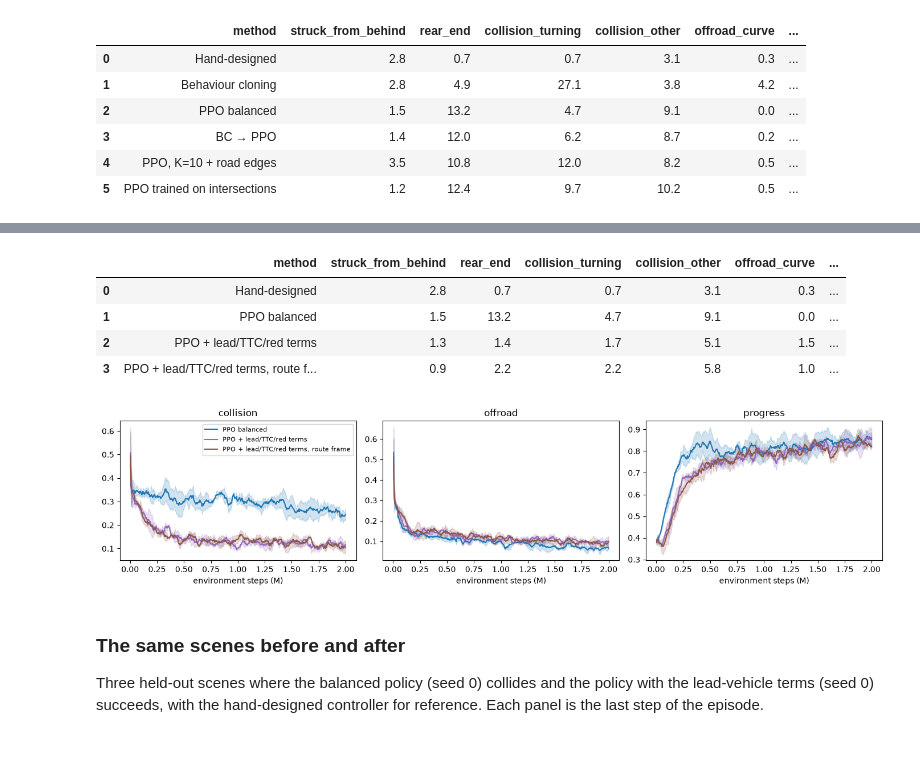
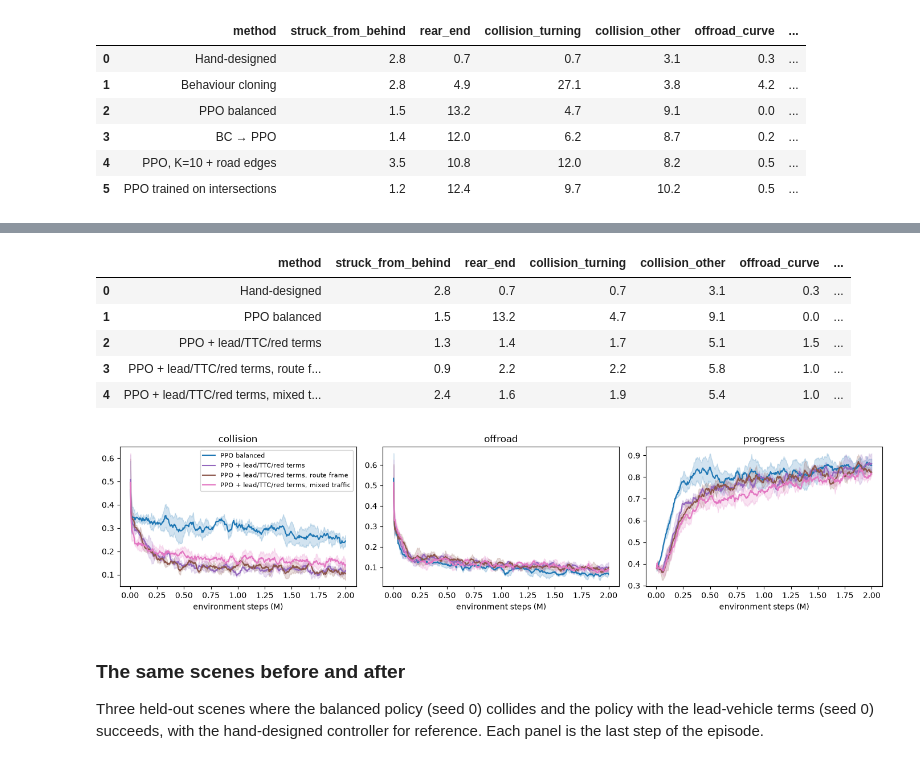
Before and after one commit to arvindermundraa/csce642-waymax-ppo, a Jupyter notebook: csce642_waymax_ppo.ipynb, the cells around one changed output, grey strips where cells are left out. Cells and saved outputs as stored; diff of their text form; code cells hidden in the pictures.

Commit message:
Train the lead-vehicle policy on mixed traffic

```diff
--- a/csce642_waymax_ppo.ipynb
+++ b/csce642_waymax_ppo.ipynb
@@ -552,9 +552,12 @@ def make_reactive_idm(a_max=2.0, b_comf=4.0, min_gap=2.0, headway=1.5, delta=4.0
     replay speed. Each car's desired speed is the highest speed it reached in its log,
     and a car is handed back to log replay once it reaches the end of its logged path
     and its log has ended, so cars never drive off their recorded path.
+
+    The actor state holds one flag, `reactive`. When it is False every car stays on log
+    replay, which lets one environment mix replayed and reactive episodes.
     """
     def init(rng, state):
-        return {}
+        return {"reactive": jnp.array(True)}
 
     def select_action(params, state, actor_state, rng):
         lt, traj = state.log_trajectory, state.current_sim_trajectory
@@ -614,9 +617,10 @@ def make_reactive_idm(a_max=2.0, b_comf=4.0, min_gap=2.0, headway=1.5, delta=4.0
 
         log_next = jax.lax.dynamic_index_in_dim(lv, t + 1, axis=1, keepdims=False)
         on_path = s_now < s_end - 0.5
-        controlled = (~state.object_metadata.is_sdc) & valid_now & (lv.sum(1) >= 2) & (log_next | on_path)
+        controlled = ((~state.object_metadata.is_sdc) & valid_now & (lv.sum(1) >= 2) & (log_next | on_path)
+                      & actor_state["reactive"])
         action = datatypes.Action(data=data, valid=controlled[:, None])
-        return agents.WaymaxActorOutput(actor_state={}, action=action, is_controlled=controlled)
+        return agents.WaymaxActorOutput(actor_state=actor_state, action=action, is_controlled=controlled)
 
     return agents.actor_core_factory(init, select_action, name="reactive_idm")
 
@@ -654,7 +658,7 @@ class DrivingEnv:
         dyn = (dynamics.InvertibleBicycleModel() if ego_dynamics == "bicycle"
                else dynamics.StateDynamics())
         actors = []
-        if traffic == "idm":
+        if traffic in ("idm", "mixed"):
             actors = [make_reactive_idm()]
         elif traffic == "waymax_idm":            # Waymax's own IDM agents, for the check in section 9
             actors = [agents.IDMRoutePolicy(
@@ -678,9 +682,11 @@ class DrivingEnv:
         i = self._sdc(sim)
         return traj.x[i, 0], traj.y[i, 0], traj.yaw[i, 0], traj.vel_x[i, 0], traj.vel_y[i, 0]
 
-    def reset_idx(self, idx):
+    def reset_idx(self, idx, reactive=True):
         idx = jnp.asarray(idx, jnp.int32)
         sim = self.wenv.reset(self._scenario(idx))
+        if self.traffic == "mixed":
+            sim = sim.replace(sim_agent_actor_states=[{"reactive": jnp.asarray(reactive)}])
         r = self._route(idx)
         x, y, _, vx, vy = self._ego(sim)
         s, _, _ = project_to_route(r["route"], r["route_valid"], x, y)
@@ -689,7 +695,10 @@ class DrivingEnv:
                         jnp.zeros((), jnp.int32))
 
     def reset(self, key):
-        return self.reset_idx(jax.random.randint(key, (), 0, self.num_scenarios))
+        """A random scene. With mixed traffic the episode is replayed or reactive with
+        equal probability."""
+        idx = jax.random.randint(key, (), 0, self.num_scenarios)
+        return self.reset_idx(idx, jax.random.bernoulli(jax.random.fold_in(key, 1)))
 
     def _next_light(self, r, s, t):
         """Distance to the next on-route signal ahead and whether it is red now."""
@@ -1461,7 +1474,8 @@ LABELS = {"expert": "Logged human", "idm_ego": "IDM (Waymax) ego", "pure_pursuit
           "safety": "PPO safety-focused", "idmtrained": "PPO balanced, trained with IDM",
           "bc": "Behaviour cloning", "bcppo": "BC → PPO", "rich": "PPO, K=10 + road edges",
           "hardslice": "PPO trained on intersections", "improved": "PPO + lead/TTC/red terms",
-          "improved2": "PPO + lead/TTC/red terms, route frame"}
+          "improved2": "PPO + lead/TTC/red terms, route frame",
+          "improved3": "PPO + lead/TTC/red terms, mixed traffic"}
 N_BOOT = 2000
 
 
@@ -2241,15 +2262,18 @@ above, which stay as designed.
 # %%
 IMPROVED = {"improved": dict(lead_features=True),
-            "improved2": dict(lead_features=True, lead_frame="route")}
+            "improved2": dict(lead_features=True, lead_frame="route"),
+            "improved3": dict(lead_features=True)}
+TRAIN_TRAFFIC = {"improved3": "mixed"}      # the others train on replayed traffic
 for name, kw in IMPROVED.items():
     for seed in SEEDS:
-        env_imp = DrivingEnv(train_bank, REWARD_PRESETS["improved"], **kw)
+        env_imp = DrivingEnv(train_bank, REWARD_PRESETS["improved"],
+                             traffic=TRAIN_TRAFFIC.get(name, "replay"), **kw)
         train_ppo(env_imp, PPOConfig(), seed, os.path.join(RUNS_DIR, f"{name}_s{seed}"))
     for traffic in ("replay", "idm"):
         for seed in SEEDS:
             evaluate("ppo", traffic, run=f"{name}_s{seed}", env_kwargs=kw)
 
-imp_keys = ["expert", "pure_pursuit", "balanced", "safety", "improved", "improved2"]
+imp_keys = ["expert", "pure_pursuit", "balanced", "safety", "improved", "improved2", "improved3"]
 imp_tables = {(t, sn): summary(t, imp_keys, fn) for t in ("replay", "idm") for sn, fn in SLICES.items()}
 with open(os.path.join(RESULTS_DIR, "tables.md"), "a") as f:
     for (t, sn), tab in imp_tables.items():
@@ -2260,8 +2284,10 @@ for sn in ("all scenes", "driving scenes", "waiting scenes", "intersection scene
 display(Markdown("**Reactive IDM traffic, all scenes**"))
 display(fmt(imp_tables[("idm", "all scenes")]))
 
-pairs = [(t, a, b) for t in ("replay", "idm") for a in ("improved", "improved2")
-         for b in ("pure_pursuit", "balanced")] + [("replay", "improved2", "improved")]
+pairs = ([(t, a, b) for t in ("replay", "idm") for a in ("improved", "improved2", "improved3")
+          for b in ("pure_pursuit", "balanced")]
+         + [("replay", "improved2", "improved"), ("replay", "improved3", "improved"),
+            ("idm", "improved3", "improved")])
 imp_tests = pd.DataFrame([paired_tests(t, a, b) for t, a, b in pairs])
 imp_tests.insert(0, "traffic", [t for t, _, _ in pairs])
 imp_tests.to_csv(os.path.join(RESULTS_DIR, "improved_paired_tests.csv"), index=False)
@@ -2326,39 +2374,40 @@ display(imp_tests)
 # %%
 rows = []
-for key in ("pure_pursuit", "balanced", "improved", "improved2"):
+for key in ("pure_pursuit", "balanced", "improved", "improved2", "improved3"):
     df = pd.concat(load_method("replay", key))
     counts = df.failure.value_counts(normalize=True)
     t = imp_tables[("replay", "all scenes")].set_index("method").loc[LABELS[key]]
     rows.append({"method": LABELS[key], **{f: round(100 * counts.get(f, 0.0), 1) for f in FAILS},
                  "ran red %": round(100 * df.ran_red.mean(), 1),
                  "mean |jerk|": round(t.mean_abs_jerk, 2), "mean |Δκ|": round(t.mean_abs_dkappa, 4),
                  **offroad_split(df)})
 imp_fail = pd.DataFrame(rows)
 imp_fail.to_csv(os.path.join(RESULTS_DIR, "improved_failures.csv"), index=False)
 display(imp_fail)
 
 fig, axes = plt.subplots(1, 3, figsize=(14, 3.4))
-for prefix, color in (("balanced", "C0"), ("improved", "C4"), ("improved2", "C5")):
+for prefix, color in (("balanced", "C0"), ("improved", "C4"), ("improved2", "C5"), ("improved3", "C6")):
     logs = run_logs(prefix)
     n = min(len(lg) for lg in logs)
     x = logs[0].env_steps.values[:n] / 1e6
     for ax, col in zip(axes, ["collision", "offroad", "progress"]):
         ys = np.stack([lg[col].rolling(10, min_periods=1).mean().values[:n] for lg in logs])
         ax.plot(x, ys.mean(0), color=color, label=LABELS[prefix])
         ax.fill_between(x, ys.mean(0) - ys.std(0), ys.mean(0) + ys.std(0), color=color, alpha=0.2)
         ax.set_title(col)
         ax.set_xlabel("environment steps (M)")
 axes[0].legend(fontsize=8)
 fig.tight_layout()
 fig.savefig(os.path.join(FIG_DIR, "improved_training.png"), dpi=130)
 plt.show()
 # %% [output]
 |  | method | struck_from_behind | rear_end | collision_turning | collision_other | offroad_curve | ... |
 | 0 | Hand-designed | 2.8 | 0.7 | 0.7 | 3.1 | 0.3 | ... |
 | 1 | PPO balanced | 1.5 | 13.2 | 4.7 | 9.1 | 0.0 | ... |
 | 2 | PPO + lead/TTC/red terms | 1.3 | 1.4 | 1.7 | 5.1 | 1.5 | ... |
 | 3 | PPO + lead/TTC/red terms, route f... | 0.9 | 2.2 | 2.2 | 5.8 | 1.0 | ... |
+| 4 | PPO + lead/TTC/red terms, mixed t... | 2.4 | 1.6 | 1.9 | 5.4 | 1.0 | ... |
-[figure, old version]
+[figure, new version]
 # %% [markdown]
 ### The same scenes before and after
 
```
Also changed, not shown: parts of 6 cells of this notebook, 13 other files.
